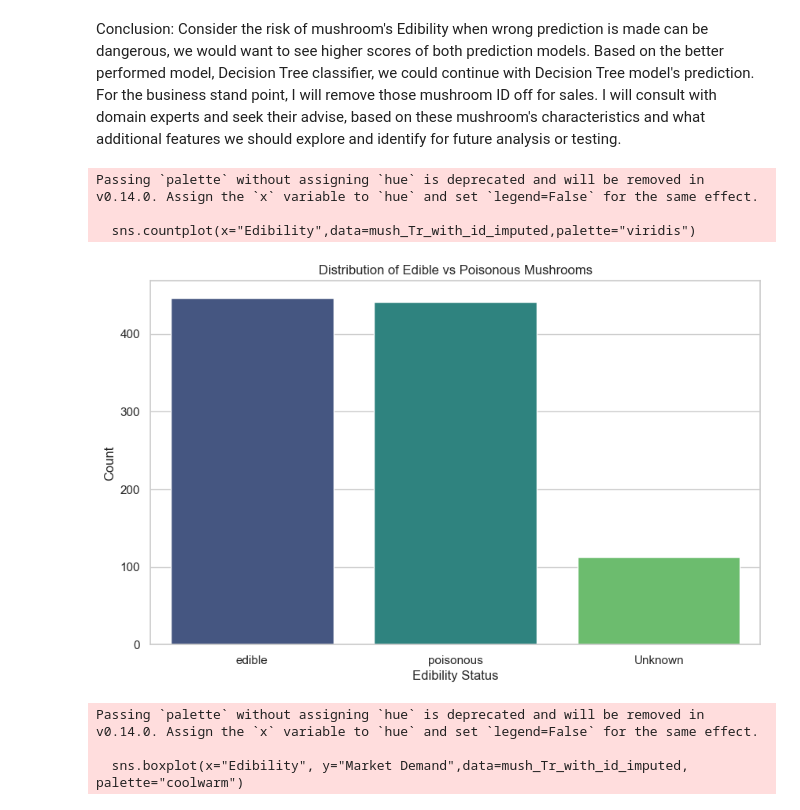
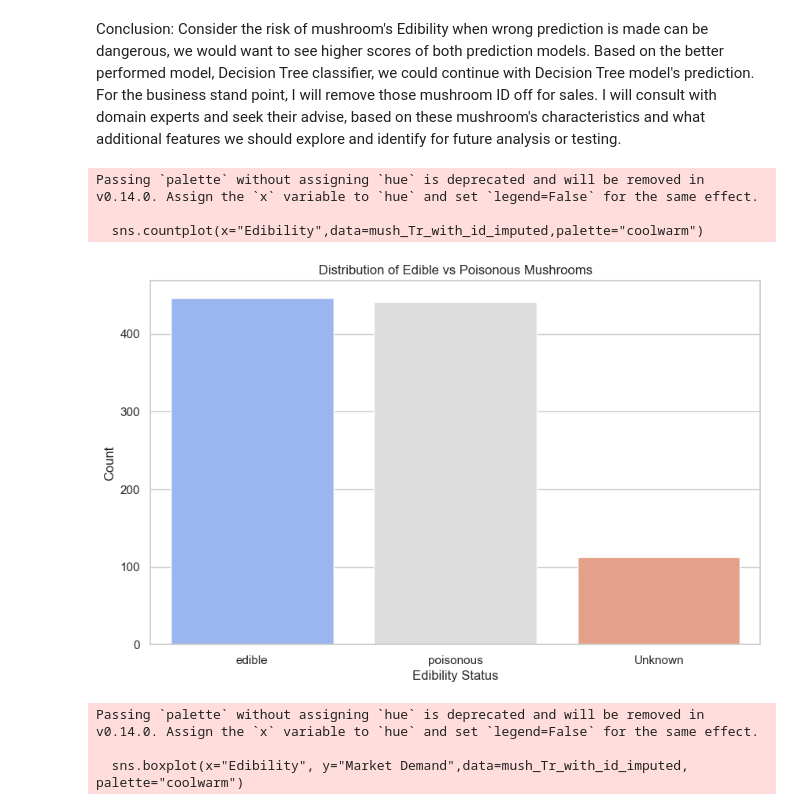
Before and after one commit to xiu-shi/DA_L7, a Jupyter notebook: L7_term2/CA1_data_exp_vis_prep/CA1第六版加视觉效果_mush_Tr.ipynb, the cells around one changed output. Drawn from its saved outputs; the diff is of its cells as text; code cells hidden in the pictures.

Commit message:
CA1 data visual, version 6.2

```diff
--- a/L7_term2/CA1_data_exp_vis_prep/CA1第六版加视觉效果_mush_Tr.ipynb
+++ b/L7_term2/CA1_data_exp_vis_prep/CA1第六版加视觉效果_mush_Tr.ipynb
@@ -224,3 +240,38 @@ corr_temp_growth
 |  | Growth Rate | Temperature |
 | Growth Rate | 1.000000 | 0.049409 |
 | Temperature | 0.049409 | 1.000000 |
+# %%
+# Identify outliers in "Temperature" column
+
+plt.figure(figsize=(10,6))
+sns.set(style="whitegrid")
+sns.boxplot(x="Temperature",y="Growth Rate",data=mushroom_raw_df_tr,palette="coolwarm")
+
+plt.title("Mushroom Temperature Distribution of Outliers")
+plt.xlabel("Temperature in C")
+plt.yticks([])
+plt.legend()
+plt.show()
+
+
+# By applying 3 quartiles
+# Q1 represents 25% of data value below this point
+# Q2 represents 50% the median point
+# Q3 represents 75% data value below this point
+# By working out the difference between Q3 and Q1 to identify data points that are significantly higher or lower than the typical ranage.
+
+Q1=mushroom_raw_df_tr["Temperature"].quantile(0.25)
+Q3=mushroom_raw_df_tr["Temperature"].quantile(0.75)
+
+outliers=Q3-Q1
+print(outliers)
+
+plt.figure(figsize=(10,6))
+sns.set(style="whitegrid")
+sns.boxplot(x=mushroom_raw_df_tr["Temperature"],palette="coolwarm")
+plt.title("Mushroom Temperature Distribution of Outliers")
+plt.xlabel("Temperature in C")
+plt.legend()
+plt.show()
+
+print(mushroom_raw_df_tr.info())
@@ -532,17 +612,17 @@ mush_Tr_with_id_imputed["Edibility"]=mush_Tr_with_id_imputed["Edibility"].fillna
 # %%
 # Visualization 1
 # Distribution of Edible and Poisonous Mushroom ( Unclassified = Unknown )
 plt.figure(figsize=(10, 6))
-sns.countplot(x="Edibility",data=mush_Tr_with_id_imputed,palette="viridis")
+sns.countplot(x="Edibility",data=mush_Tr_with_id_imputed,palette="coolwarm")
 plt.title("Distribution of Edible vs Poisonous Mushrooms")
 plt.ylabel("Count")
 plt.xlabel("Edibility Status")
 plt.show()
 # %% [output]
 Passing `palette` without assigning `hue` is deprecated and will be removed in v0.14.0. Assign the `x` variable to `hue` and set `legend=False` for the same effect.
 
-  sns.countplot(x="Edibility",data=mush_Tr_with_id_imputed,palette="viridis")
+  sns.countplot(x="Edibility",data=mush_Tr_with_id_imputed,palette="coolwarm")
-[figure, old version]
+[figure, new version]
 # %%
 # Visualization 2
 # Market Demand by EEdibility
```
Also changed, not shown: parts of 6 cells of this notebook, 2 other files.
